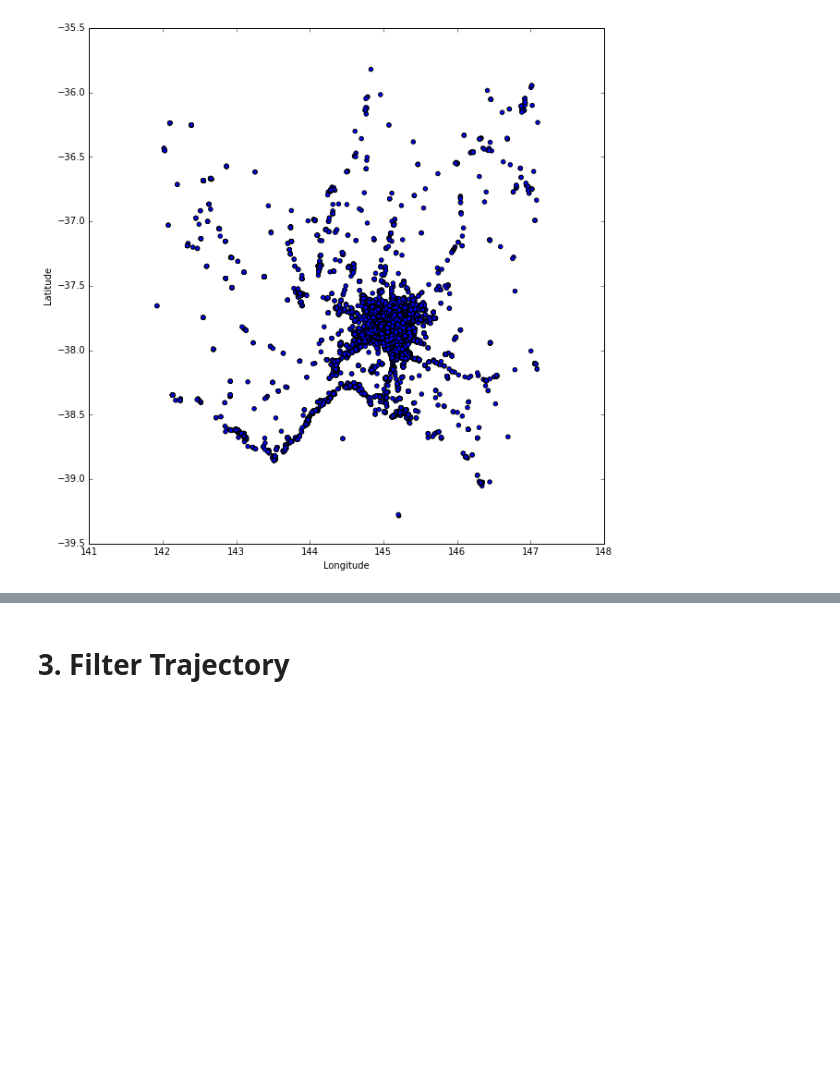
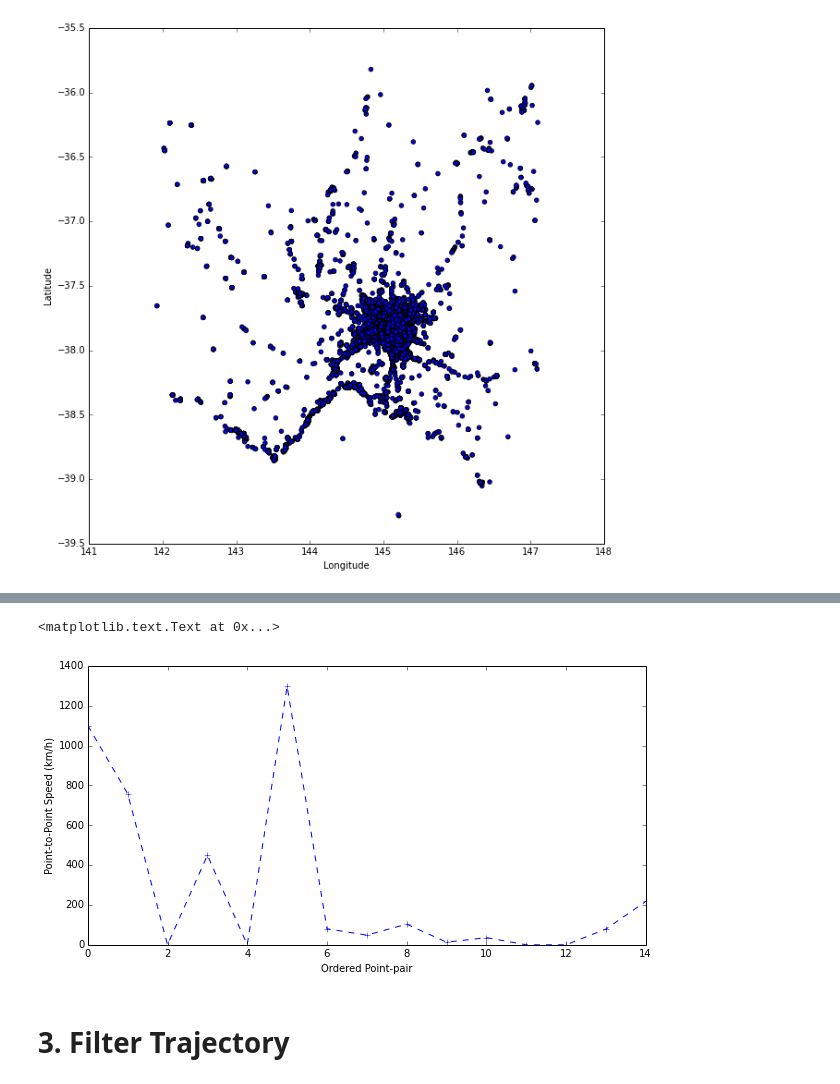
Before and after one commit to dongwookim-ml/flickr-photo, a Jupyter notebook: src/trajectory_construction.ipynb, the cells around one changed output, grey strips where cells are left out. Saved outputs shown, nothing was run; the diff lists cells and outputs as text; code cells hidden in the pictures; blank space fills up the shorter version.

```diff
--- a/src/trajectory_construction.ipynb
+++ b/src/trajectory_construction.ipynb
@@ -183,0 +251,16 @@ plt.scatter(traj['Longitude'], traj['Latitude'])
+# %%
+# filtering by average_speed
+maximum_speed = 100 # km/h
+traj_stats11 = traj_stats[traj_stats['Average_Speed(km/h)'] < maximum_speed]
+# %%
+hs_traj_id = traj_stats11.ix[traj_stats11['Average_Speed(km/h)'].idxmax(), 'Trajectory_ID']
+hsphotos = traj[traj['Trajectory_ID'] == hs_traj_id]
+hspeeds = []
+for i in range(hsphotos.index.shape[0]-1):
+    p1 = hsphotos.index[i]
+    p2 = hsphotos.index[i+1]
+    dist = generate_tables.calc_dist(hsphotos.loc[p1, 'Longitude'], hsphotos.loc[p1, 'Latitude'], \
+                                     hsphotos.loc[p2, 'Longitude'], hsphotos.loc[p2, 'Latitude'])
+    t12 = abs((hsphotos.loc[p1, 'Timestamp'] - hsphotos.loc[p2, 'Timestamp']).total_seconds())
+    if t12 == 0: continue
+    hspeeds.append(dist * 60. * 60. / t12)
@@ -184,3 +303,17 @@ plt.scatter(traj['Longitude'], traj['Latitude'])
+# %%
+plt.figure(figsize=[10, 5])
+plt.plot(hspeeds, linestyle='dashed', marker='+')
+plt.xlabel('Ordered Point-pair')
+plt.ylabel('Point-to-Point Speed (km/h)')
+#plt.xlabel('Point-to-Point Speed (km/h)')
+#plt.ylabel('#Point-pair')
+#ax = pd.Series(hspeeds).hist(bins=5)
+#ax.set_yscale('log')
+#plt.hist(hspeeds, bins=50)
+#plt.yscale('log', nonposy='clip')
+# %% [output]
+<matplotlib.text.Text at 0x...>
+[figure, added]
 # %% [markdown]
 # 3. Filter Trajectory
 # %% [markdown]
```
Also changed, not shown: parts of 13 cells of this notebook.
